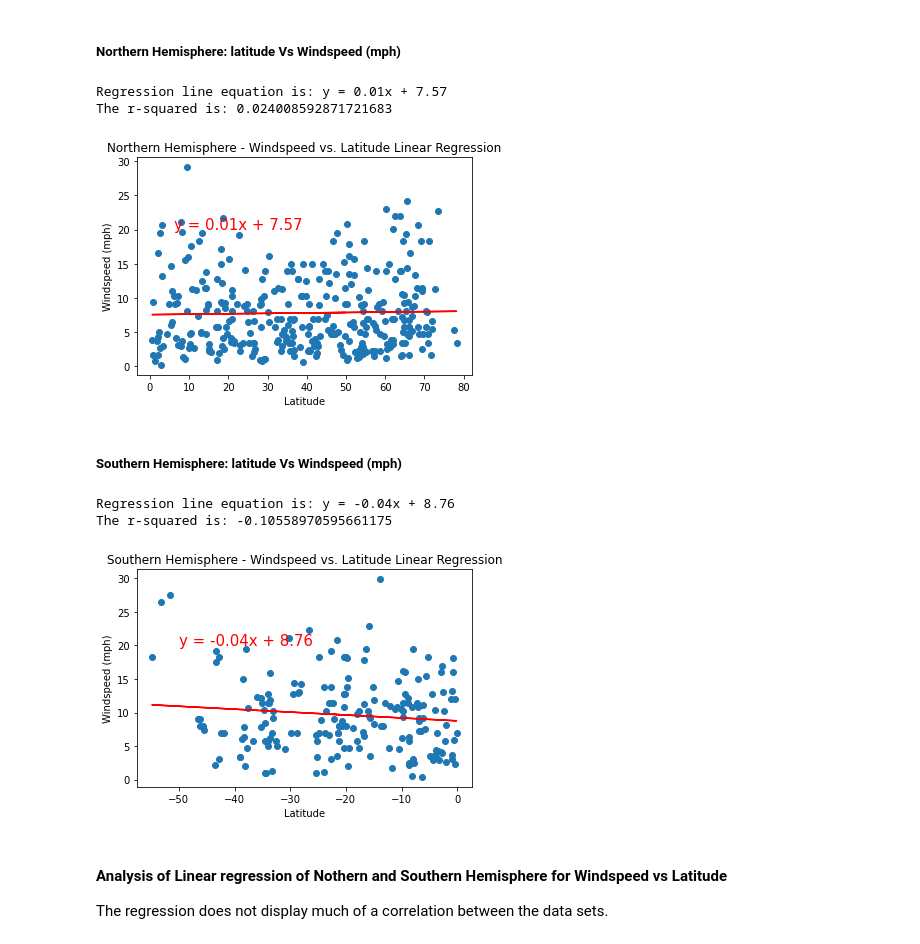
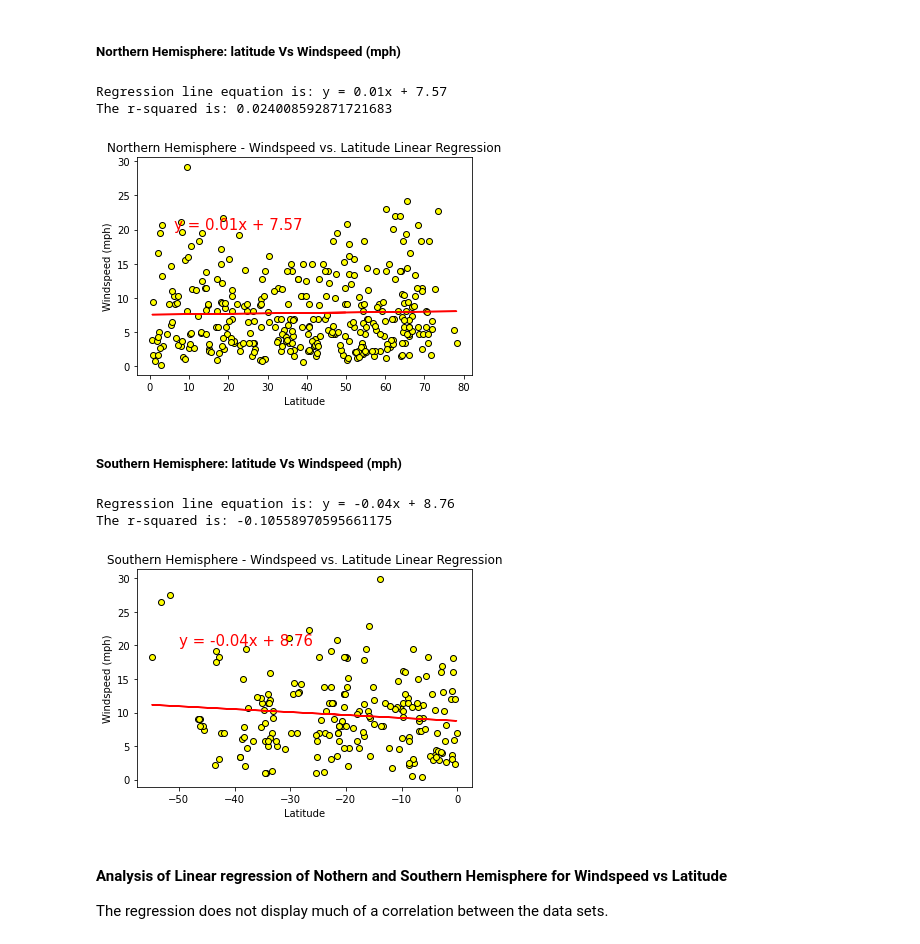
Before and after one commit to ShimsyV/python-api-challenge, a Jupyter notebook: WeatherPy/WeatherPy.ipynb, the cells around one changed output. Saved outputs shown, nothing was run; the diff lists cells and outputs as text; code cells hidden in the pictures.

Commit message:
Updated the plot colors

```diff
--- a/WeatherPy/WeatherPy.ipynb
+++ b/WeatherPy/WeatherPy.ipynb
@@ -409,23 +409,23 @@ The regression does not show much corelation between the data sets
 # %%
 x_values = pd.to_numeric(northern_df['Latitude'])
 y_values = pd.to_numeric(northern_df['Windspeed'])
 (slope, intercept, rvalue, pvalue, stderr) = linregress(x_values, y_values)
 regress_values = x_values * slope + intercept
 line_eq = "y = " + str(round(slope,2)) + "x + " + str(round(intercept,2))
 print(f"Regression line equation is: {line_eq}")
-plt.scatter(x_values,y_values)
+plt.scatter(x_values,y_values, facecolors="Yellow", edgecolors="black", marker="o")
 plt.plot(x_values,regress_values,"r-")
 plt.annotate(line_eq,(6,20),fontsize=15,color="red")
 plt.xlabel('Latitude')
 plt.ylabel('Windspeed (mph)')
 plt.title('Northern Hemisphere - Windspeed vs. Latitude Linear Regression')
 print(f"The r-squared is: {rvalue}")
 plt.savefig("Output/Northern Hemisphere Latitude vs. Windspeed.png")
 plt.show()
 # %% [output]
 Regression line equation is: y = 0.01x + 7.57
 The r-squared is: 0.024008592871721683
-[figure, old version]
+[figure, new version]
 # %% [markdown]
 ##### Southern Hemisphere: latitude Vs Windspeed (mph)
 # %%
@@ -435,7 +435,7 @@ y_values = pd.to_numeric(southern_df['Windspeed'])
 regress_values = x_values * slope + intercept
 line_eq = "y = " + str(round(slope,2)) + "x + " + str(round(intercept,2))
 print(f"Regression line equation is: {line_eq}")
-plt.scatter(x_values,y_values)
+plt.scatter(x_values,y_values, facecolors="Yellow", edgecolors="black", marker="o")
 plt.plot(x_values,regress_values,"r-")
 plt.annotate(line_eq,(-50,20),fontsize=15,color="red")
 plt.xlabel('Latitude')
@@ -447,7 +447,7 @@ plt.show()
 # %% [output]
 Regression line equation is: y = -0.04x + 8.76
 The r-squared is: -0.10558970595661175
-[figure, old version]
+[figure, new version]
 # %% [markdown]
 #### Analysis of Linear regression of Nothern and Southern Hemisphere for Windspeed vs Latitude
 The regression does not display much of a correlation between the data sets.
```
Also changed, not shown: parts of 6 cells of this notebook, 8 other files.
